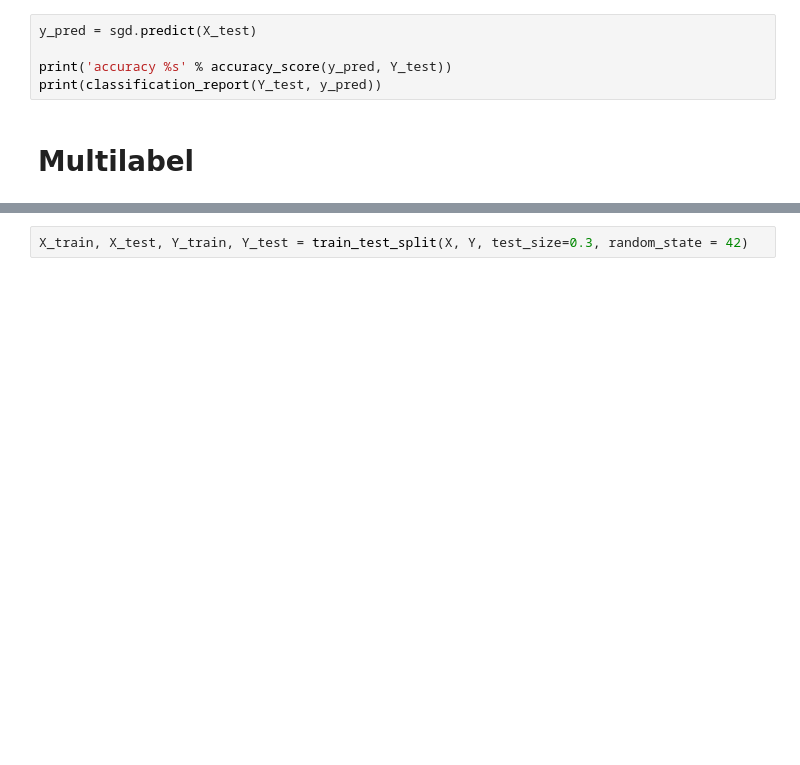
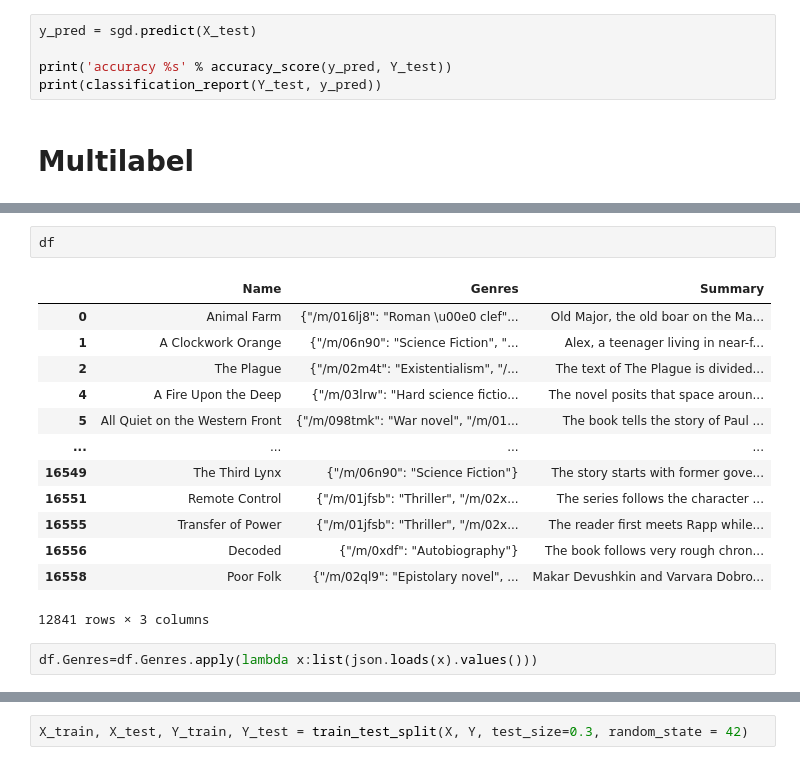
Before and after one commit to malihanan/Book-Genre-Prediction, a Jupyter notebook: augment_data&multilabel.ipynb, the cells around one changed output, grey strips where cells are left out. Cells and saved outputs as stored; diff of their text form; blank space fills up the shorter version.

```diff
--- a/augment_data&multilabel.ipynb
+++ b/augment_data&multilabel.ipynb
@@ -451,0 +479,18 @@ df
+# %%
+df
+# %% [output]
+|  | Name | Genres | Summary |
+| 0 | Animal Farm | {"/m/016lj8": "Roman \u00e0 clef"... | Old Major, the old boar on the Ma... |
+| 1 | A Clockwork Orange | {"/m/06n90": "Science Fiction", "... | Alex, a teenager living in near-f... |
+| 2 | The Plague | {"/m/02m4t": "Existentialism", "/... | The text of The Plague is divided... |
+| 4 | A Fire Upon the Deep | {"/m/03lrw": "Hard science fictio... | The novel posits that space aroun... |
+| 5 | All Quiet on the Western Front | {"/m/098tmk": "War novel", "/m/01... | The book tells the story of Paul ... |
+| ... | ... | ... | ... |
+| 16549 | The Third Lynx | {"/m/06n90": "Science Fiction"} | The story starts with former gove... |
+| 16551 | Remote Control | {"/m/01jfsb": "Thriller", "/m/02x... | The series follows the character ... |
+| 16555 | Transfer of Power | {"/m/01jfsb": "Thriller", "/m/02x... | The reader first meets Rapp while... |
+| 16556 | Decoded | {"/m/0xdf": "Autobiography"} | The book follows very rough chron... |
+| 16558 | Poor Folk | {"/m/02ql9": "Epistolary novel", ... | Makar Devushkin and Varvara Dobro... |
+12841 rows × 3 columns
+# %%
+df.Genres=df.Genres.apply(lambda x:list(json.loads(x).values()))
```
Also changed, not shown: parts of 18 cells of this notebook, 27 other files.
